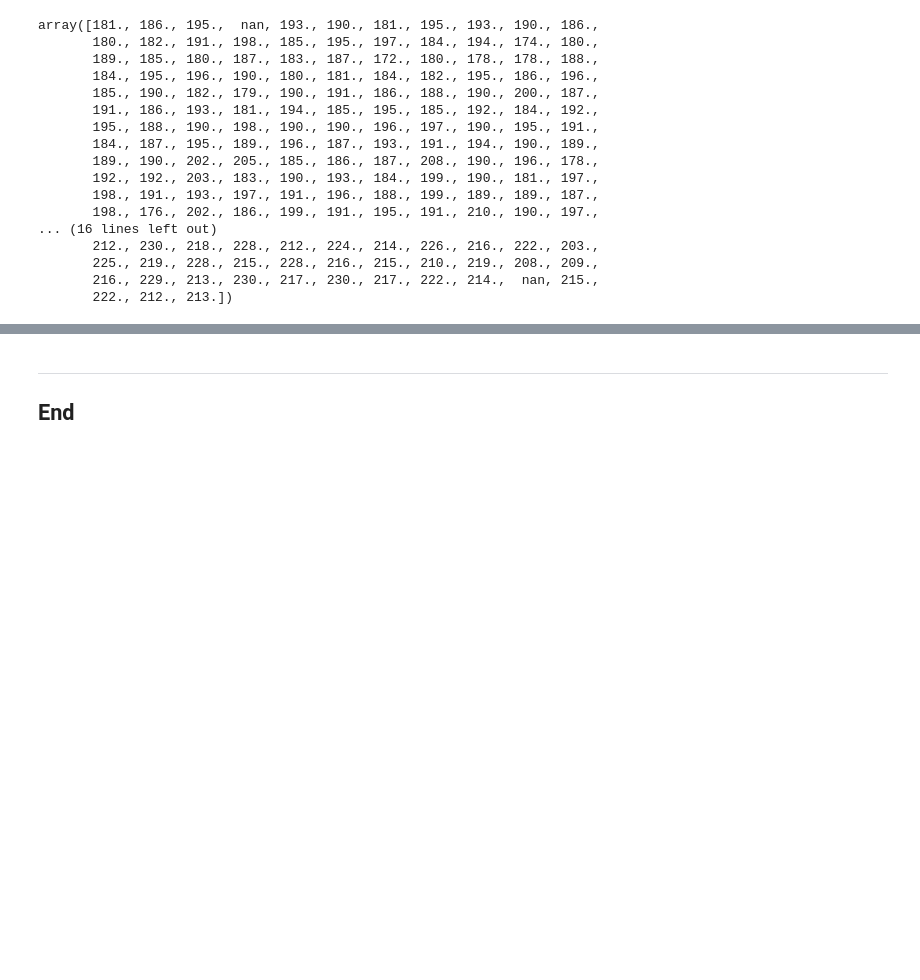
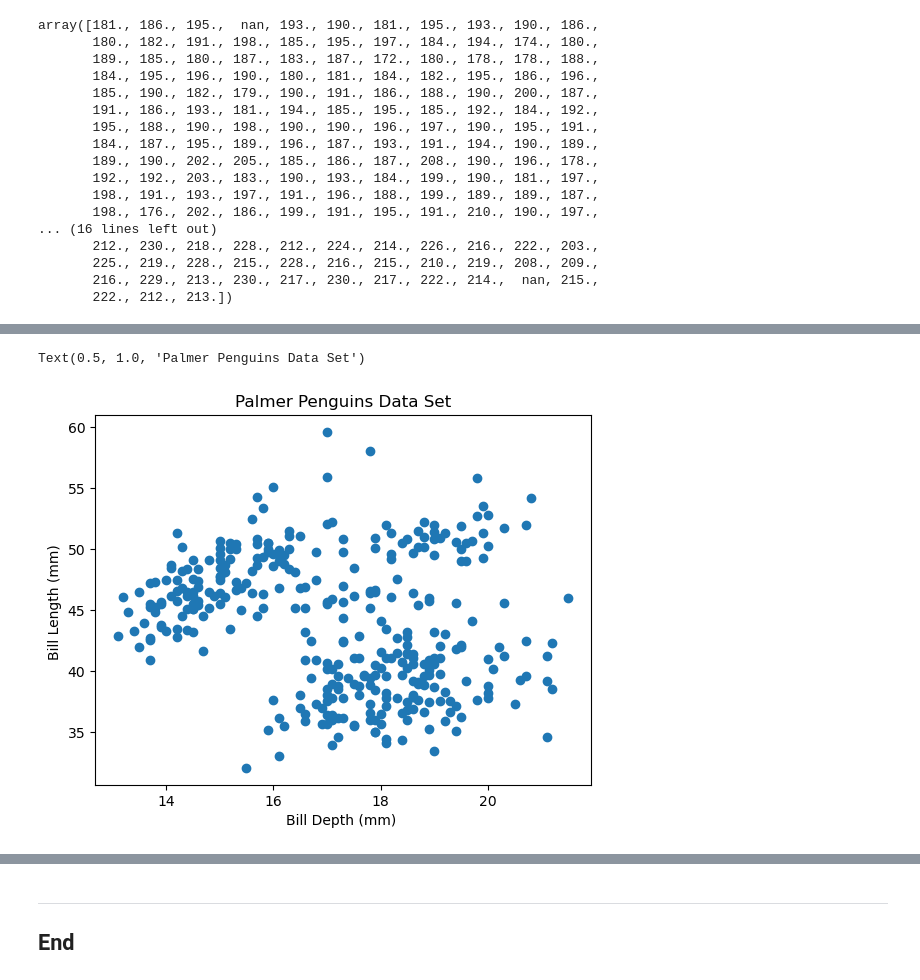
Before and after one commit to MattiDoubleU/Principles-of-Data-Analytics-Project, a Jupyter notebook: penguins.ipynb, the cells around one changed output, grey strips where cells are left out. Saved outputs shown, nothing was run; the diff lists cells and outputs as text; code cells hidden in the pictures; blank space fills up the shorter version.

```diff
--- a/penguins.ipynb
+++ b/penguins.ipynb
@@ -219,3 +222,12 @@ array([181., 186., 195.,  nan, 193., 190., 181., 195., 193., 190., 186.,
        225., 219., 228., 215., 228., 216., 215., 210., 219., 208., 209.,
        216., 229., 213., 230., 217., 230., 217., 222., 214.,  nan, 215.,
        222., 212., 213.])
+# %%
+# Get the bill length
+blength = df['bill_length_mm'].to_numpy()
+
+# Show.
+print(blength)
+
+# Type
+print(type(blength))
@@ -221,0 +276,9 @@ array([181., 186., 195.,  nan, 193., 190., 181., 195., 193., 190., 186.,
+# %%
+# Get the bill depth.
+bdepth = df['bill_depth_mm']
+
+# Show.
+print(bdepth)
+
+# Type.
+print(type(bdepth))
@@ -221,0 +299,16 @@ array([181., 186., 195.,  nan, 193., 190., 181., 195., 193., 190., 186.,
+# %%
+# Create a new figure and set of axes.
+fig, ax = plt.subplots(1, 1)
+
+# Simple Plot.
+ax.plot(bdepth, blength, 'o')   # Displays as 'Xs'
+
+# Axis labels.
+ax.set_xlabel('Bill Depth (mm) ')
+ax.set_ylabel('Bill Length (mm) ')
+
+# Title.
+ax.set_title('Palmer Penguins Data Set')
+# %% [output]
+Text(0.5, 1.0, 'Palmer Penguins Data Set')
+[figure, added]
```
Also changed, not shown: parts of 11 cells of this notebook, 1 other file.
